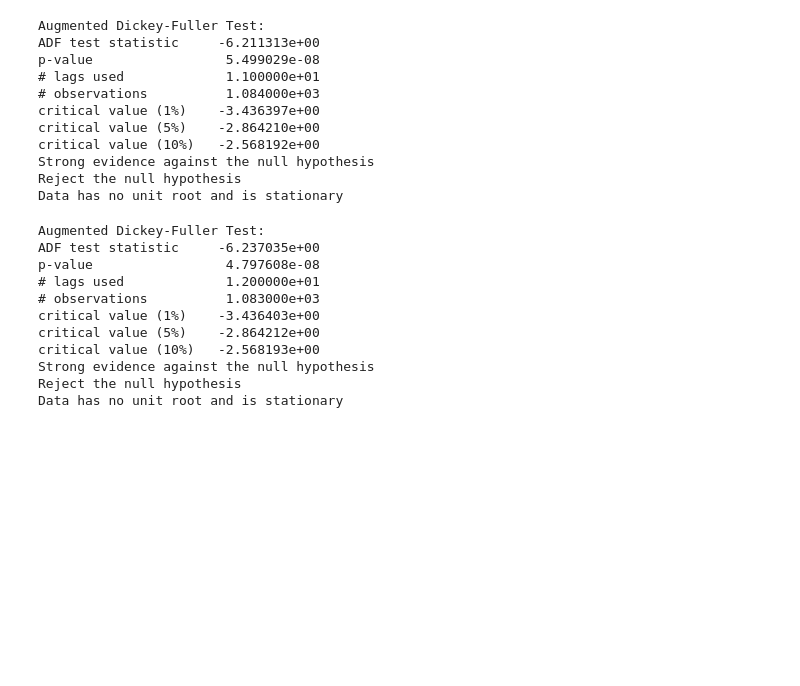
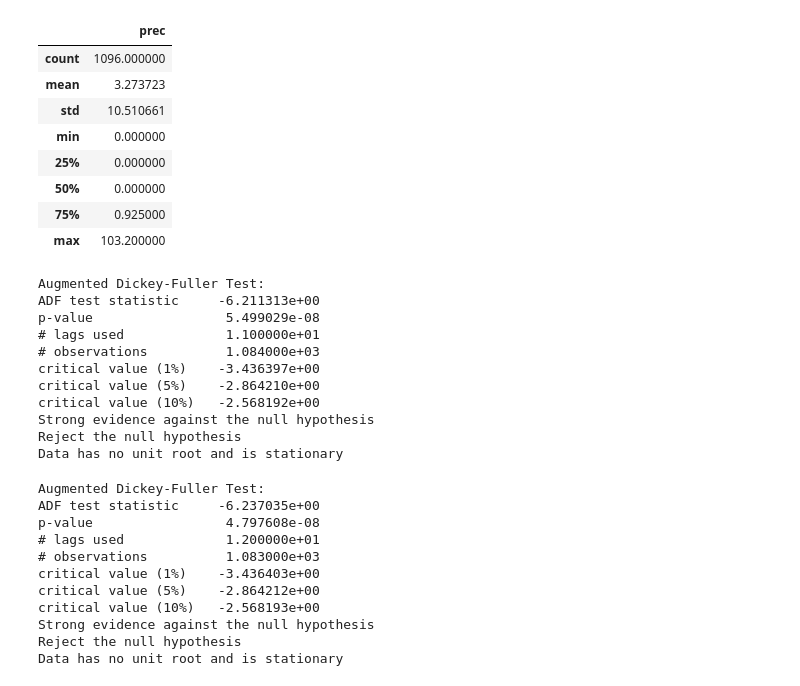
Before and after one commit to cocobyun/timeseries, a Jupyter notebook: arimax.ipynb, the cells around one changed output. Drawn from its saved outputs; the diff is of its cells as text; code cells hidden in the pictures; blank space fills up the shorter version.

```diff
--- a/arimax.ipynb
+++ b/arimax.ipynb
@@ -4,6 +4,18 @@ import pandas as pd
 
 df2=pd.read_csv('soyang3.csv',index_col=0, header=0)
 df1=pd.read_csv('soyangpre.csv',index_col=0, header=0)
+# %%
+df1.describe()
+# %% [output]
+|  | prec |
+| count | 1096.000000 |
+| mean | 3.273723 |
+| std | 10.510661 |
+| min | 0.000000 |
+| 25% | 0.000000 |
+| 50% | 0.000000 |
+| 75% | 0.925000 |
+| max | 103.200000 |
 # %%
 from statsmodels.tsa.api import VAR
 from statsmodels.tsa.arima_model import ARIMA
```
Also changed, not shown: parts of 22 cells of this notebook, 1 other file.
